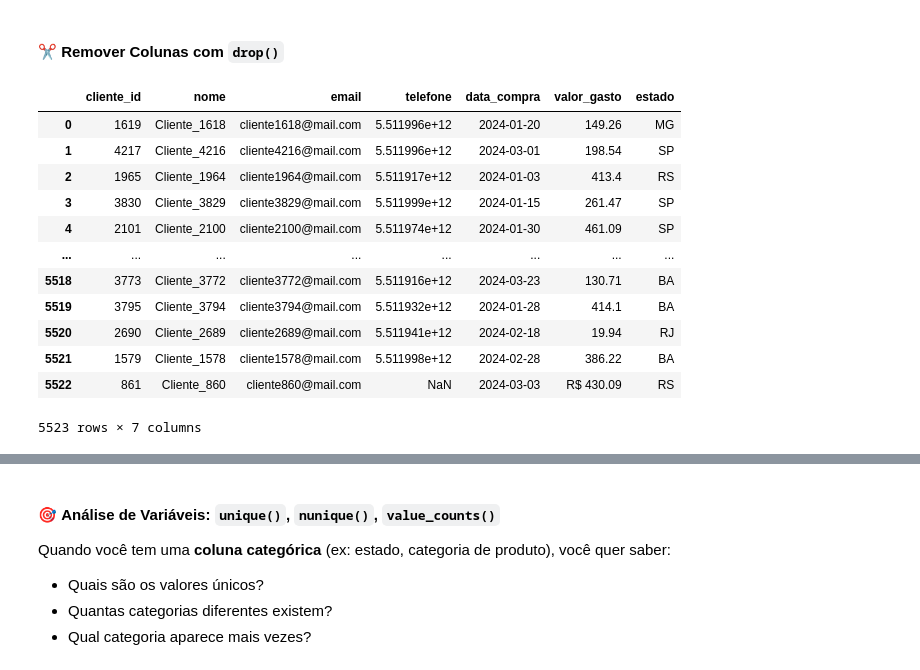
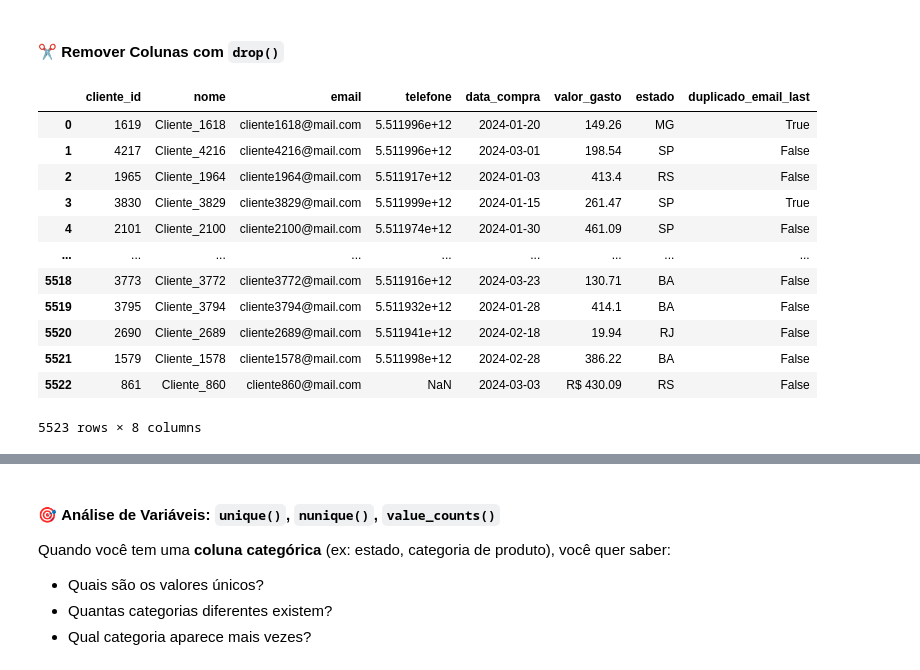
Before and after one commit to gilmarkammers/TecProgPyhton, a Jupyter notebook: 6_pandas_Limpeza e Transformação_Alunos.ipynb, the cells around one changed output, grey strips where cells are left out. Cells and saved outputs as stored; diff of their text form; code cells hidden in the pictures.

```diff
--- a/6_pandas_Limpeza e Transformação_Alunos.ipynb
+++ b/6_pandas_Limpeza e Transformação_Alunos.ipynb
@@ -273,30 +305,23 @@ display(clientes)
 # %% [markdown]
 #### ✂️ **Remover Colunas com `drop()`**
-# %%
-clientes2 = clientes.drop(columns=['email_duplicado', 'email_duplicado_first', 'email_duplicado_last'])
-
-display(clientes2)
-# %% [output]
-|  | cliente_id | nome | email | telefone | data_compra | valor_gasto | estado |
-| 0 | 1619 | Cliente_1618 | cliente1618@mail.com | 5.511996e+12 | 2024-01-20 | 149.26 | MG |
-| 1 | 4217 | Cliente_4216 | cliente4216@mail.com | 5.511996e+12 | 2024-03-01 | 198.54 | SP |
-| 2 | 1965 | Cliente_1964 | cliente1964@mail.com | 5.511917e+12 | 2024-01-03 | 413.4 | RS |
-| 3 | 3830 | Cliente_3829 | cliente3829@mail.com | 5.511999e+12 | 2024-01-15 | 261.47 | SP |
-| 4 | 2101 | Cliente_2100 | cliente2100@mail.com | 5.511974e+12 | 2024-01-30 | 461.09 | SP |
-| ... | ... | ... | ... | ... | ... | ... | ... |
-| 5518 | 3773 | Cliente_3772 | cliente3772@mail.com | 5.511916e+12 | 2024-03-23 | 130.71 | BA |
-| 5519 | 3795 | Cliente_3794 | cliente3794@mail.com | 5.511932e+12 | 2024-01-28 | 414.1 | BA |
-| 5520 | 2690 | Cliente_2689 | cliente2689@mail.com | 5.511941e+12 | 2024-02-18 | 19.94 | RJ |
-| 5521 | 1579 | Cliente_1578 | cliente1578@mail.com | 5.511998e+12 | 2024-02-28 | 386.22 | BA |
-| 5522 | 861 | Cliente_860 | cliente860@mail.com | NaN | 2024-03-03 | R$ 430.09 | RS |
-5523 rows × 7 columns
 # %%
 
 # Remove UMA coluna
-
-# Remove VÁRIAS colunas
-
-
-# Remove uma LINHA específica (por índice)
-
-# Remove por LISTA de índices
+clientes2 = clientes.drop(columns=['duplicado_email_first'])
+#ou
+clientes2 = clientes.drop('duplicado_email_first', axis=1)
+display(clientes2)
+# %% [output]
+|  | cliente_id | nome | email | telefone | data_compra | valor_gasto | estado | duplicado_email_last |
+| 0 | 1619 | Cliente_1618 | cliente1618@mail.com | 5.511996e+12 | 2024-01-20 | 149.26 | MG | True |
+| 1 | 4217 | Cliente_4216 | cliente4216@mail.com | 5.511996e+12 | 2024-03-01 | 198.54 | SP | False |
+| 2 | 1965 | Cliente_1964 | cliente1964@mail.com | 5.511917e+12 | 2024-01-03 | 413.4 | RS | False |
+| 3 | 3830 | Cliente_3829 | cliente3829@mail.com | 5.511999e+12 | 2024-01-15 | 261.47 | SP | True |
+| 4 | 2101 | Cliente_2100 | cliente2100@mail.com | 5.511974e+12 | 2024-01-30 | 461.09 | SP | False |
+| ... | ... | ... | ... | ... | ... | ... | ... | ... |
+| 5518 | 3773 | Cliente_3772 | cliente3772@mail.com | 5.511916e+12 | 2024-03-23 | 130.71 | BA | False |
+| 5519 | 3795 | Cliente_3794 | cliente3794@mail.com | 5.511932e+12 | 2024-01-28 | 414.1 | BA | False |
+| 5520 | 2690 | Cliente_2689 | cliente2689@mail.com | 5.511941e+12 | 2024-02-18 | 19.94 | RJ | False |
+| 5521 | 1579 | Cliente_1578 | cliente1578@mail.com | 5.511998e+12 | 2024-02-28 | 386.22 | BA | False |
+| 5522 | 861 | Cliente_860 | cliente860@mail.com | NaN | 2024-03-03 | R$ 430.09 | RS | False |
+5523 rows × 8 columns
```
Also changed, not shown: parts of 64 cells of this notebook, 1 other file.
